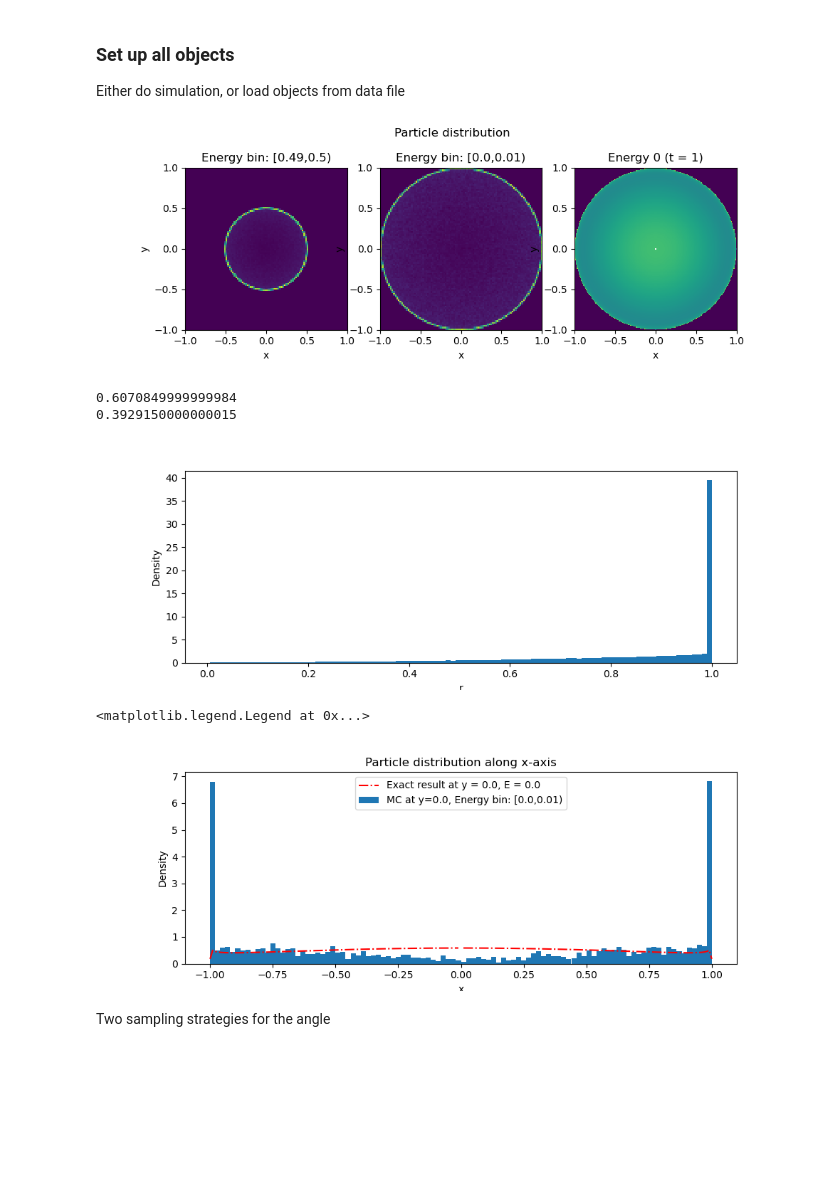
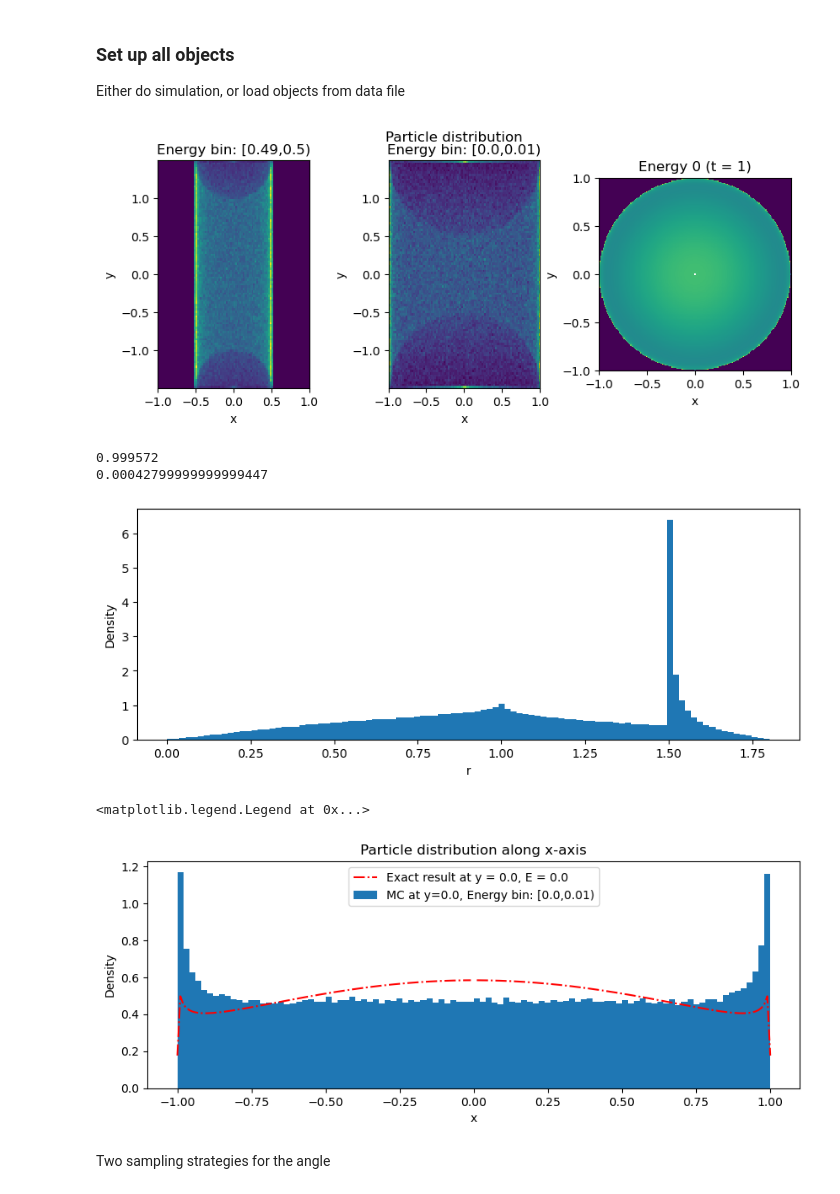
Before and after one commit to KlaasWillems/electronTransportCode, a Jupyter notebook: numericalExperiments/pointSource/PointSourceTest.ipynb, the cells around one changed output. Cells and saved outputs as stored; diff of their text form; code cells hidden in the pictures; blank space fills up the shorter version.

Commit message:
point source update

```diff
--- a/numericalExperiments/pointSource/PointSourceTest.ipynb
+++ b/numericalExperiments/pointSource/PointSourceTest.ipynb
@@ -27,15 +27,16 @@ SEED: int = 4  # Random number generator seed
 SIM: bool = False
 
 if SIM:
-    NB_PARTICLES = 50000
+    NB_PARTICLES = 10000
 
     # Set up initial conditions
     eSource: float = 1.0
-    pointSourceSim = PointSourceSimulation(minEnergy=0, eSource=eSource, rngSeed=SEED)
 
     # Set up simulation domain
     xmin = -1.0; xmax = 1.0; xbins = 100
-    simDomain = SimulationDomain(xmin, xmax, xmin, xmax, xbins, xbins, material=unitDensityMaterial)
+    ymin = -1.5; ymax = 1.5; ybins = 100
+    simDomain = SimulationDomain(xmin, xmax, ymin, ymax, xbins, ybins, material=unitDensityMaterial)
+    pointSourceSim = PointSourceSimulation(minEnergy=0.0, rngSeed=SEED, eSource=eSource, simDomain=simDomain)
 
     # Set up dose estimator
     Ebins = 100
@@ -72,7 +73,10 @@ else:
     eSource= pointSourceSim.eSource
     xmin = simDomain.xmin
     xmax = simDomain.xmax
+    ymin = simDomain.ymin
+    ymax = simDomain.ymax
     xbins = simDomain.xbins
+    ybins = simDomain.ybins
     Ebins = fluenceEstimator.Ebins
 # %%
 # Compute exact solution at E = 0 (t = 1)
@@ -106,36 +110,36 @@ roundDigits = 3
 bin1left = np.round(fluenceEstimator.Erange[ebin1Index], roundDigits)
 bin1right = np.round(fluenceEstimator.Erange[ebin1Index+1], roundDigits)
 ax1.set_title(f'Energy bin: [{bin1left},{bin1right})')
-ax1.matshow(initFluence, extent=[xmin, xmax, xmin, xmax])
+ax1.matshow(initFluence, extent=[xmin, xmax, ymin, ymax])
 ax1.set_xticks(np.linspace(xmin, xmax, 5))
 ax1.set_yticks(np.linspace(xmin, xmax, 5))
 ax1.xaxis.tick_bottom()
 ax1.set_xlabel('x')
 ax1.set_ylabel('y')
 
 # End particle distribution
 bin2left = np.round(fluenceEstimator.Erange[ebin2Index], roundDigits)
 bin2right = np.round(fluenceEstimator.Erange[ebin2Index+1], roundDigits)
-ax2.matshow(finalFluence, extent=[xmin, xmax, xmin, xmax])
+ax2.matshow(finalFluence, extent=[xmin, xmax, ymin, ymax])
 ax2.set_title(f'Energy bin: [{bin2left},{bin2right})')
 ax2.set_xticks(np.linspace(xmin, xmax, 5))
 ax2.set_yticks(np.linspace(xmin, xmax, 5))
 ax2.xaxis.tick_bottom()
 ax2.set_xlabel('x')
 ax2.set_ylabel('y')
 
 # Exact end particle distribution
 ax3.matshow(res, extent=[solxmin, solxmax, solxmin, solxmax])
 ax3.set_title(f'Energy 0 (t = 1)')
 ax3.set_xticks(np.linspace(solxmin, solxmax, 5))
 ax3.set_yticks(np.linspace(solxmin, solxmax, 5))
 ax3.xaxis.tick_bottom()
 ax3.set_xlabel('x')
 ax3.set_ylabel('y')
 
 plt.show()
 # %% [output]
-[figure, old version]
+[figure, new version]
 # %%
 # Radial Particle distribution at t = 1.0
 fig, ax1 = plt.subplots(figsize=(10, 3.5))
@@ -147,17 +151,17 @@ ax1.set_ylabel('Density')
 print(binVal[0:-1].sum()/binVal.sum())
 print(binVal[-1].sum()/binVal.sum())
 # %% [output]
-0.6070849999999984
-0.3929150000000015
+0.999572
+0.00042799999999999447
-[figure, old version]
+[figure, new version]
 # %%
  # End particle distribution along x-axis
-ybin1Index = int((xbins)/2)
+ybin1Index = int((ybins)/2)
 
 ybin1down = np.round(simDomain.yrange[ybin1Index], roundDigits)
 ybin1up = np.round(simDomain.yrange[ybin1Index+1], roundDigits)
 
-xFinalFluence = finalFluence[ybin1Index, :]  # finalFluence.sum(axis=0)
+xFinalFluence = finalFluence[30:70, :].sum(axis=0)  # finalFluence.sum(axis=0)
 fig, ax1 = plt.subplots(figsize=(10, 3.5))
 ax1.set_title('Particle distribution along x-axis')
 
@@ -175,7 +179,7 @@ ax1.set_ylabel('Density')
 ax1.legend()
 # %% [output]
 <matplotlib.legend.Legend at 0x...>
-[figure, old version]
+[figure, new version]
 # %% [markdown]
 Two sampling strategies for the angle
 # %%
```
Also changed, not shown: parts of 4 cells of this notebook, 5 other files.
